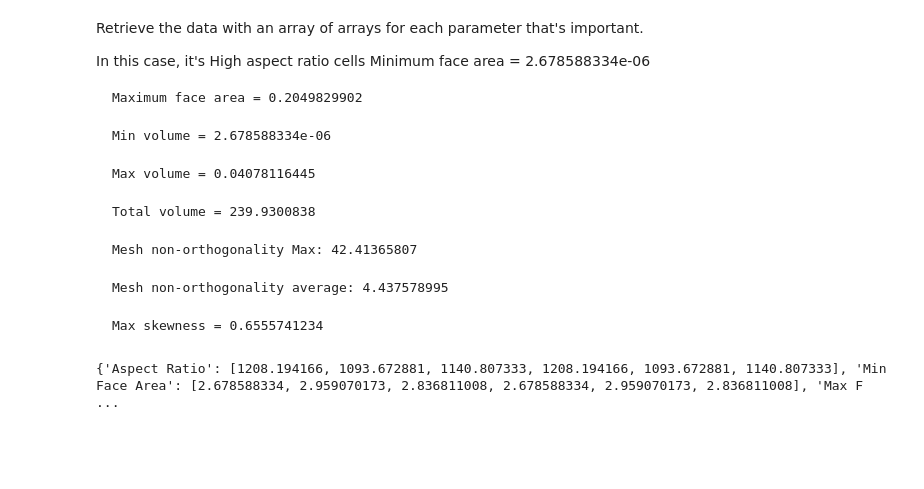
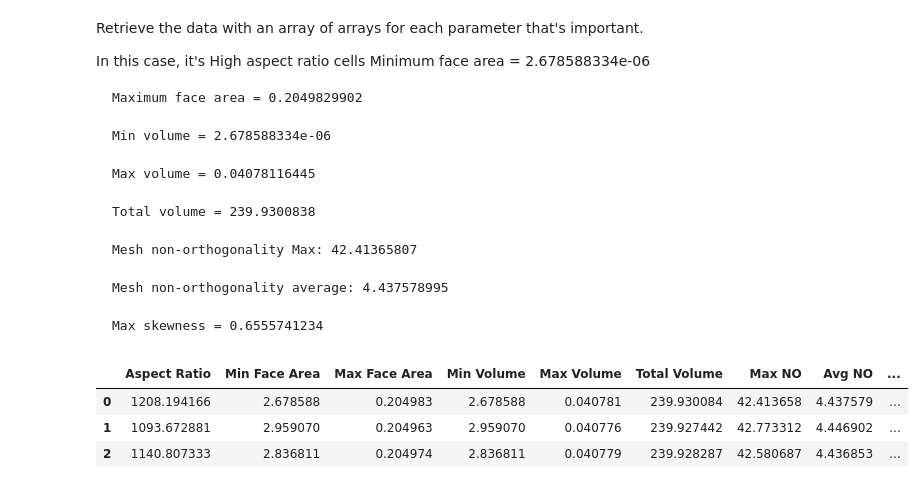
Before and after one commit to michaelcoe/Ika-Flow, a Jupyter notebook: OpenFOAM/postProcessing/dynamicMeshProcess.ipynb, the cells around one changed output. Saved outputs shown, nothing was run; the diff lists cells and outputs as text; code cells hidden in the pictures; blank space fills up the shorter version.

```diff
--- a/OpenFOAM/postProcessing/dynamicMeshProcess.ipynb
+++ b/OpenFOAM/postProcessing/dynamicMeshProcess.ipynb
@@ -72,6 +76,13 @@ with open(data_files[0], 'r') as f:
 # %%
+aspect_ratio, min_faceArea, max_faceArea, min_volume, max_volume, total_volume, nonOrg_max, nonOrg_avg, skewness = process_single_file(data_files)
+
 data = {'Aspect Ratio':aspect_ratio, 'Min Face Area':min_faceArea, 'Max Face Area':max_faceArea, 'Min Volume':min_volume, 'Max Volume':max_volume, 'Total Volume':total_volume, 'Max NO':nonOrg_max, 'Avg NO':nonOrg_avg, 'Skewness':skewness}
 
 mesh_df = pd.DataFrame(data)
-# %% [output]
-{'Aspect Ratio': [1208.194166, 1093.672881, 1140.807333, 1208.194166, 1093.672881, 1140.807333], 'Min Face Area': [2.678588334, 2.959070173, 2.836811008, 2.678588334, 2.959070173, 2.836811008], 'Max F ...
+# %%
+mesh_df.head()
+# %% [output]
+|  | Aspect Ratio | Min Face Area | Max Face Area | Min Volume | Max Volume | Total Volume | Max NO | Avg NO | ... |
+| 0 | 1208.194166 | 2.678588 | 0.204983 | 2.678588 | 0.040781 | 239.930084 | 42.413658 | 4.437579 | ... |
+| 1 | 1093.672881 | 2.959070 | 0.204963 | 2.959070 | 0.040776 | 239.927442 | 42.773312 | 4.446902 | ... |
+| 2 | 1140.807333 | 2.836811 | 0.204974 | 2.836811 | 0.040779 | 239.928287 | 42.580687 | 4.436853 | ... |
```
Also changed, not shown: parts of 5 cells of this notebook.
